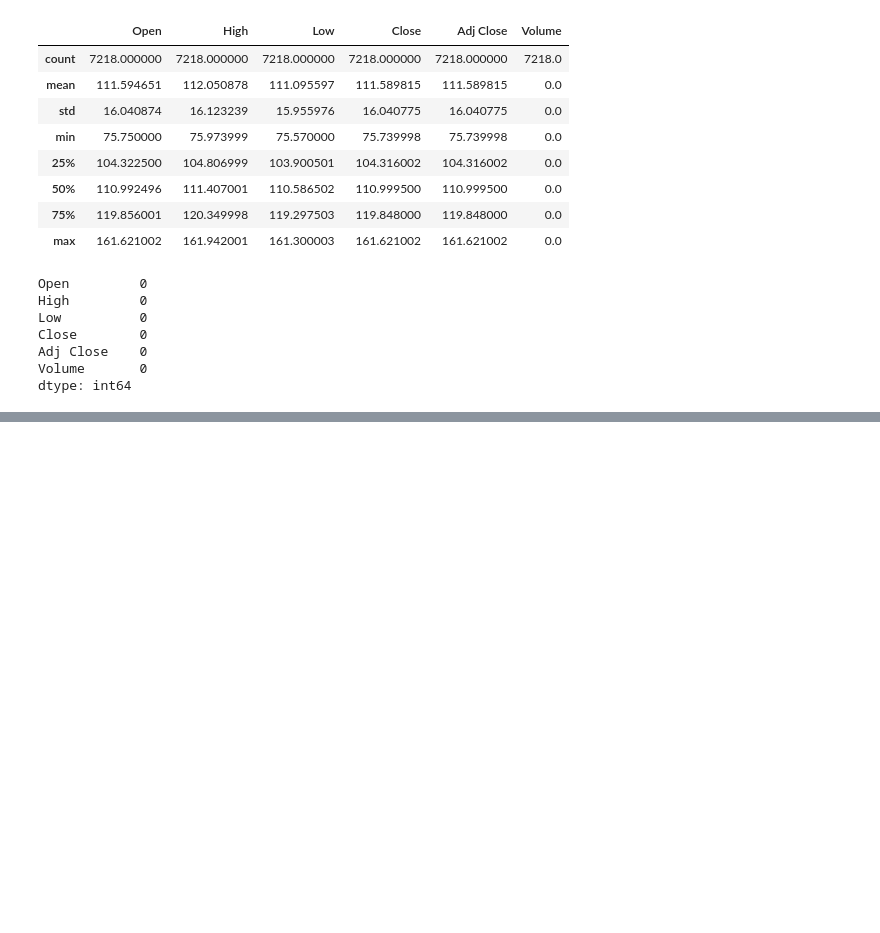
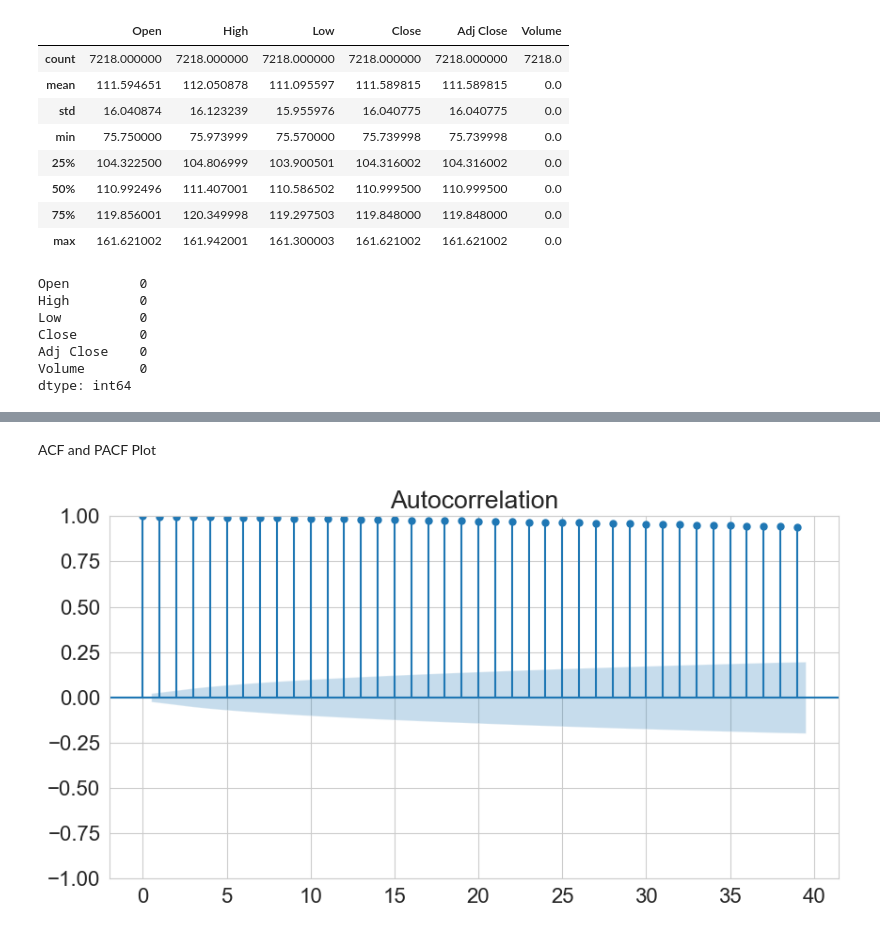
Before and after one commit to iliyaskurmangali/USD-Yen-Prediction, a Jupyter notebook: work.ipynb, the cells around one changed output, grey strips where cells are left out. Drawn from its saved outputs; the diff is of its cells as text; code cells hidden in the pictures; blank space fills up the shorter version.

```diff
--- a/work.ipynb
+++ b/work.ipynb
@@ -65,0 +109,12 @@ dtype: int64
+# %% [markdown]
+ACF and PACF Plot
+# %%
+from statsmodels.graphics.tsaplots import plot_acf
+from statsmodels.graphics.tsaplots import plot_pacf
+import matplotlib.pyplot as plt
+
+plt.rc("figure", figsize=(10,5))
+plot_acf(usd_jpy_df['Adj Close'])
+print()
+# %% [output]
+[figure, added]
```
Also changed, not shown: parts of 25 cells of this notebook.
